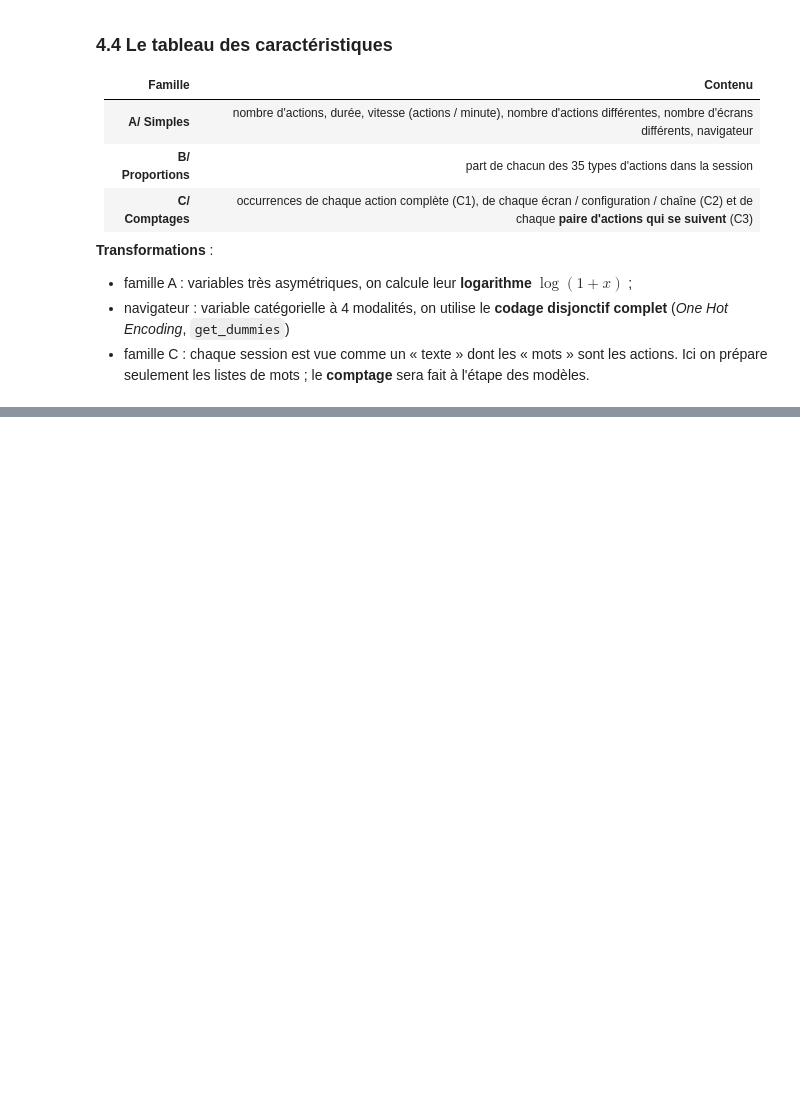
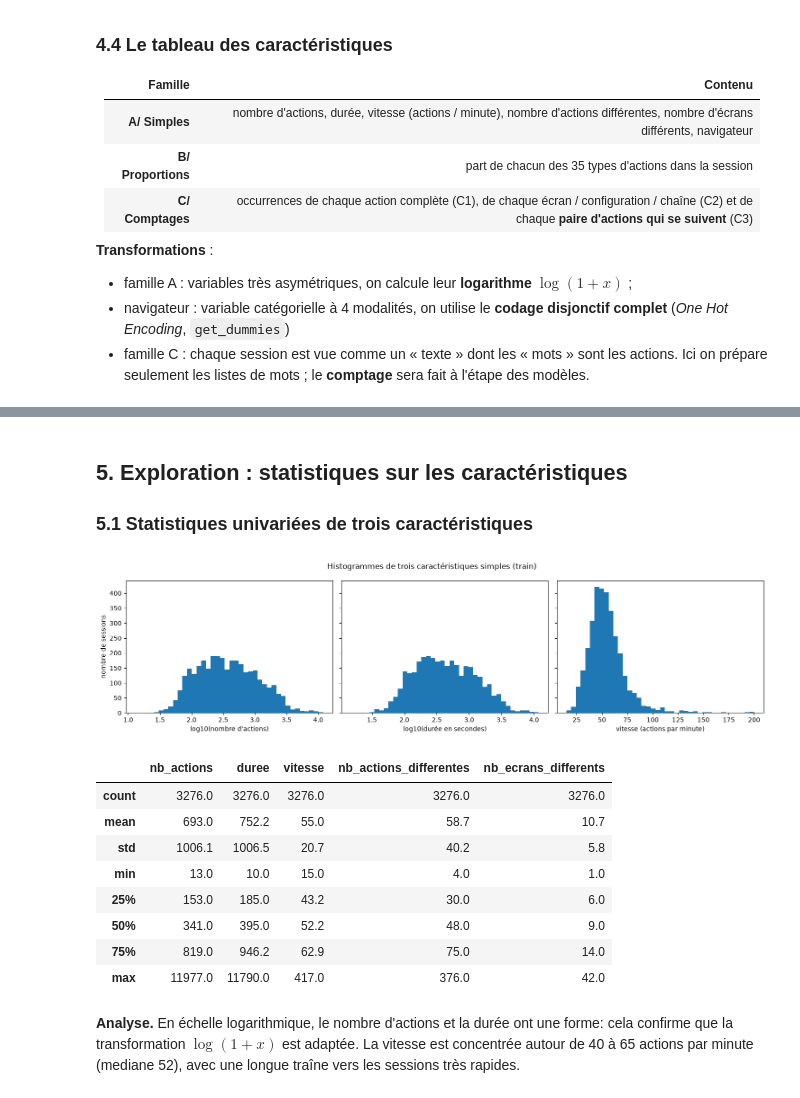
Before and after one commit to AchrafBitar/CopiloteBE, a Jupyter notebook: BE1_identification_utilisateurs.ipynb, the cells around one changed output, grey strips where cells are left out. Saved outputs shown, nothing was run; the diff lists cells and outputs as text; code cells hidden in the pictures; blank space fills up the shorter version.

Commit message:
Exploration des caractéristiques et simplification du code

```diff
--- a/BE1_identification_utilisateurs.ipynb
+++ b/BE1_identification_utilisateurs.ipynb
@@ -225,5 +214,7 @@ On traite différemment selon le cas, une donnée aberrante peut venir d'une err
 - les **3 sessions sous la borne basse** ne contiennent presque rien (0 à 2 actions). Elles ressemblent à des sessions ouvertes par erreur : on les supprime. L'utilisateur le plus affécté garde 12 autres sessions, on ne perd donc aucune classe.
 - les **3 sessions au-dessus de la borne haute** plus de 10 000 actions sont des valeurs extrêmes mais réelles : on les garde.
 # %%
-train = train[~aberrantes_basses.to_numpy()].reset_index(drop=True)
+a_garder = log_nb >= borne_basse
+train = train[a_garder]
+train = train.reset_index(drop=True)
 print("Taille de train après nettoyage :", train.shape)
@@ -290,17 +266,28 @@ pattern_conf_ecran = re.compile(r"<(.*?)>") # configuration entre chevrons
 pattern_chaine = re.compile(r"\$(.*?)\$") # chaîne entre dollars ; \$ car $ veut dire « fin du texte » en regex
 
 
+def extraire(pattern, actions):
+    resultats = []
+    for a in actions:
+        for m in pattern.findall(a):
+            resultats.append(m)
+    return resultats
+
+
 def le_plus_frequent(liste):
-    return Counter(liste).most_common(1)[0][0] if liste else "aucun"  # Counter compte les occurrences, most common pour retourner la valeur la plus commune
+    if len(liste) == 0:
+        return "aucun"
+    compte = Counter(liste)  # Counter compte les occurrences, most common pour retourner la valeur la plus commune
+    valeur, nombre = compte.most_common(1)[0]
+    return valeur
 
 
 def principaux(actions):
-    texte = [a for a in actions if not est_marqueur_temps(a)] # on enlève les marqueurs de temps
-    return pd.Series({
-        "ecran_principal": le_plus_frequent([m for a in texte for m in pattern_ecran.findall(a)]),
-        "conf_principale": le_plus_frequent([m for a in texte for m in pattern_conf_ecran.findall(a)]),
-        "chaine_principale": le_plus_frequent([m for a in texte for m in pattern_chaine.findall(a)]),
-    })
+    texte = enlever_marqueurs(actions) # on enlève les marqueurs de temps
+    ecran = le_plus_frequent(extraire(pattern_ecran, texte))
+    conf = le_plus_frequent(extraire(pattern_conf_ecran, texte))
+    chaine = le_plus_frequent(extraire(pattern_chaine, texte))
+    return pd.Series({"ecran_principal": ecran, "conf_principale": conf, "chaine_principale": chaine})
 
 
 principaux_train = train["actions"].apply(principaux)
@@ -409,0 +394,32 @@ X_train : (3276, 52) | X_test : (324, 52)
+# %% [markdown]
+## 5. Exploration : statistiques sur les caractéristiques
+
+### 5.1 Statistiques univariées de trois caractéristiques
+# %%
+fig, (ax1, ax2, ax3) = plt.subplots(ncols=3, sharey=True, figsize=(15, 4))
+ax1.hist(np.log10(X_train["nb_actions"]), bins=40)           # en log10
+ax1.set_xlabel("log10(nombre d'actions)")
+ax2.hist(np.log10(X_train["duree"] + 5), bins=40)            # +5 pour éviter log(0)
+ax2.set_xlabel("log10(durée en secondes)")
+ax3.hist(X_train["vitesse"].clip(upper=200), bins=40)        # clip : les valeurs > 200 sont ramenées à 200 pour la lisibilité
+ax3.set_xlabel("vitesse (actions par minute)")
+ax1.set_ylabel("nombre de sessions")
+fig.suptitle("Histogrammes de trois caractéristiques simples (train)")
+plt.tight_layout()
+plt.savefig("figures/trois_caracteristiques.png", dpi=150)
+plt.show()
+
+X_train[COLS_SIMPLES].describe().round(1)   # moyenne, écart type, quartiles, min, max
+# %% [output]
+[figure, added]
+|  | nb_actions | duree | vitesse | nb_actions_differentes | nb_ecrans_differents |
+| count | 3276.0 | 3276.0 | 3276.0 | 3276.0 | 3276.0 |
+| mean | 693.0 | 752.2 | 55.0 | 58.7 | 10.7 |
+| std | 1006.1 | 1006.5 | 20.7 | 40.2 | 5.8 |
+| min | 13.0 | 10.0 | 15.0 | 4.0 | 1.0 |
+| 25% | 153.0 | 185.0 | 43.2 | 30.0 | 6.0 |
+| 50% | 341.0 | 395.0 | 52.2 | 48.0 | 9.0 |
+| 75% | 819.0 | 946.2 | 62.9 | 75.0 | 14.0 |
+| max | 11977.0 | 11790.0 | 417.0 | 376.0 | 42.0 |
+# %% [markdown]
+**Analyse.** En échelle logarithmique, le nombre d'actions et la durée ont une forme: cela confirme que la transformation $\log(1 + x)$ est adaptée. La vitesse est concentrée autour de 40 à 65 actions par minute (mediane 52), avec une longue traîne vers les sessions très rapides.
```
Also changed, not shown: parts of 16 cells of this notebook, 4 other files.
